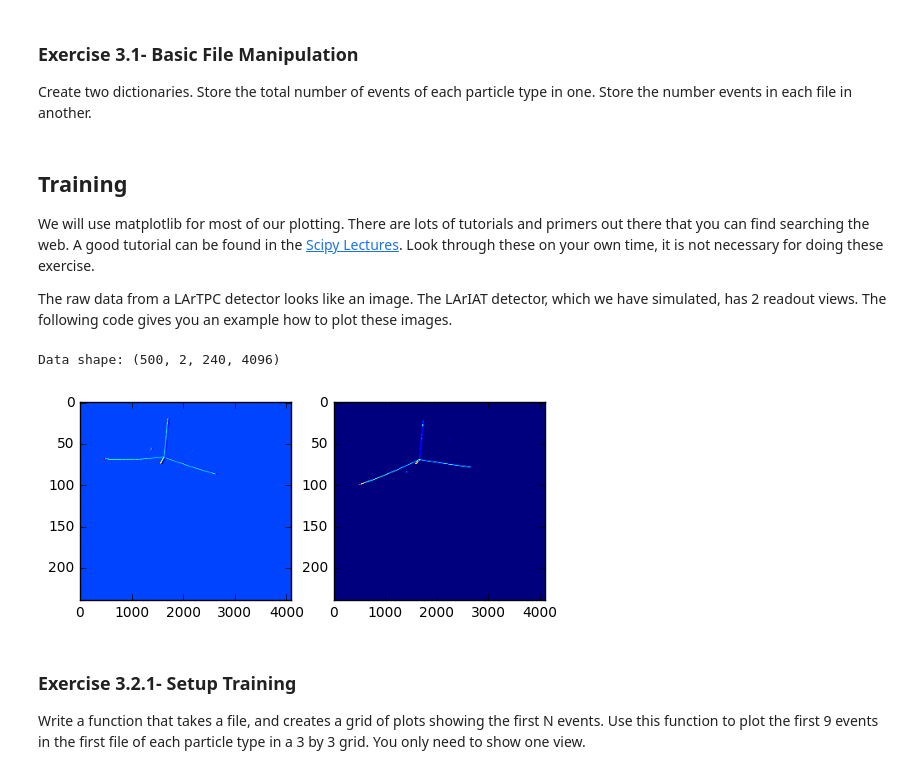
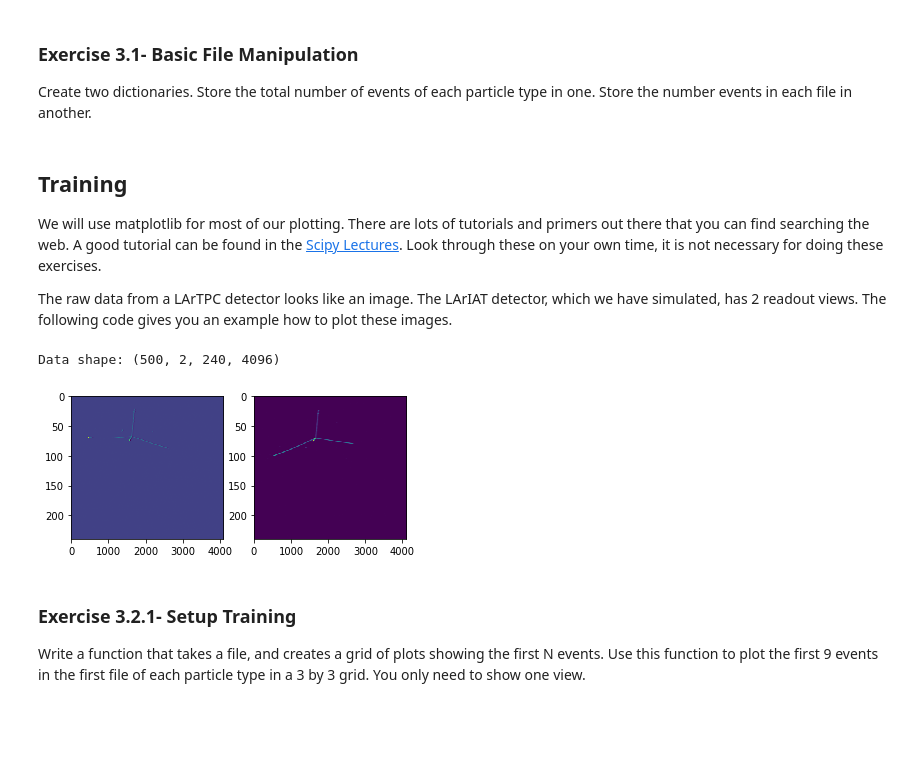
Before and after one commit to UTA-HEP-Computing/DLHEP2018, a Jupyter notebook: Labs/Lab-3/Lab-3.ipynb, the cells around one changed output. Saved outputs shown, nothing was run; the diff lists cells and outputs as text; code cells hidden in the pictures; blank space fills up the shorter version.

```diff
--- a/Labs/Lab-3/Lab-3.ipynb
+++ b/Labs/Lab-3/Lab-3.ipynb
@@ -123,43 +121,44 @@ N_Events_perFile = {}
 # %% [markdown]
 ## Training
 
-We will use matplotlib for most of our plotting. There are lots of tutorials and primers out there that you can find searching the web. A good tutorial can be found in the [Scipy Lectures](http://www.scipy-lectures.org/intro/matplotlib/matplotlib.html). Look through these on your own time, it is not necessary for doing these exercise.
+We will use matplotlib for most of our plotting. There are lots of tutorials and primers out there that you can find searching the web. A good tutorial can be found in the [Scipy Lectures](http://www.scipy-lectures.org/intro/matplotlib/matplotlib.html). Look through these on your own time, it is not necessary for doing these exercises.
 
 The raw data from a LArTPC detector looks like an image. The LArIAT detector, which we have simulated, has 2 readout views. The following code gives you an example how to plot these images.
 # %%
 import matplotlib.pyplot as plt
+import numpy as np
 %matplotlib inline
 
 # Load the first pion file
 f=h5py.File(FileLists["pionPlus"][0],"r")
 
 # Get the images
 images=f["features"]
 
 print "Data shape:", images.shape
 
 def PlotEvent(image):
     # Make two plots. Create a 1 by 2 grid the plots.
     ax1 = plt.subplot(1,2,1)
     ax2 = plt.subplot(1,2,2)
 
     # Plot the first view. Note: [EventNumber, View] = [0,0]
-    ax1.imshow(image[0])
+    ax1.imshow(np.array(image[0],dtype="float32"))
 
     # Plot the second view
-    ax2.imshow(image[1])
+    ax2.imshow(np.array(image[1],dtype="float32"))
 
     # The data is 240 by 4096. Change the aspect ratio so the plot is not squished.
     ax1.set_aspect(16)
     ax2.set_aspect(16)
 
 # Plot the 5th Event
 PlotEvent(images[4])
 
 f.close()
 # %% [output]
 Data shape: (500, 2, 240, 4096)
-[figure, old version]
+[figure, new version]
 # %% [markdown]
 ### Exercise 3.2.1- Setup Training
 
```
Also changed, not shown: parts of 3 cells of this notebook, 3 other files.
